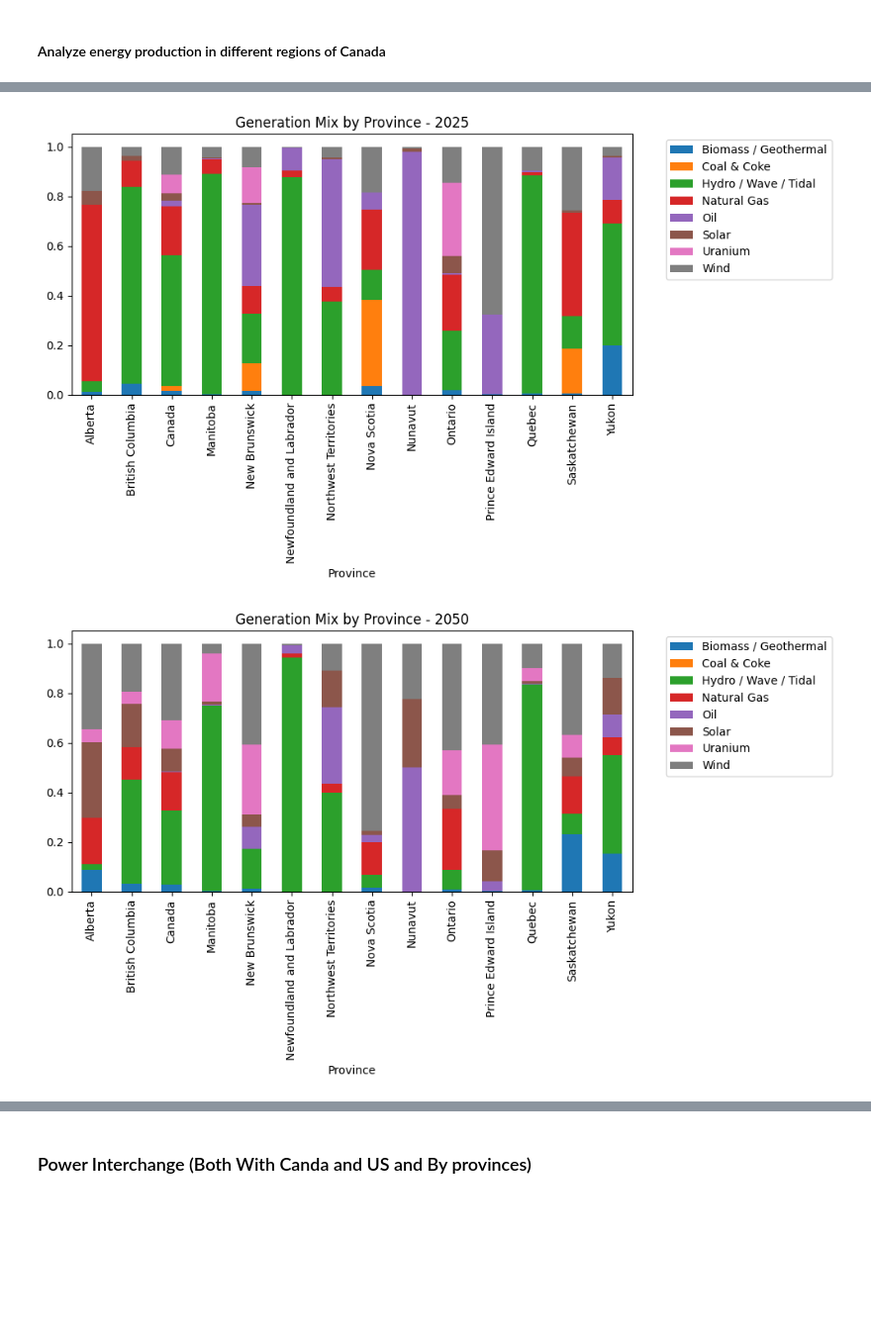
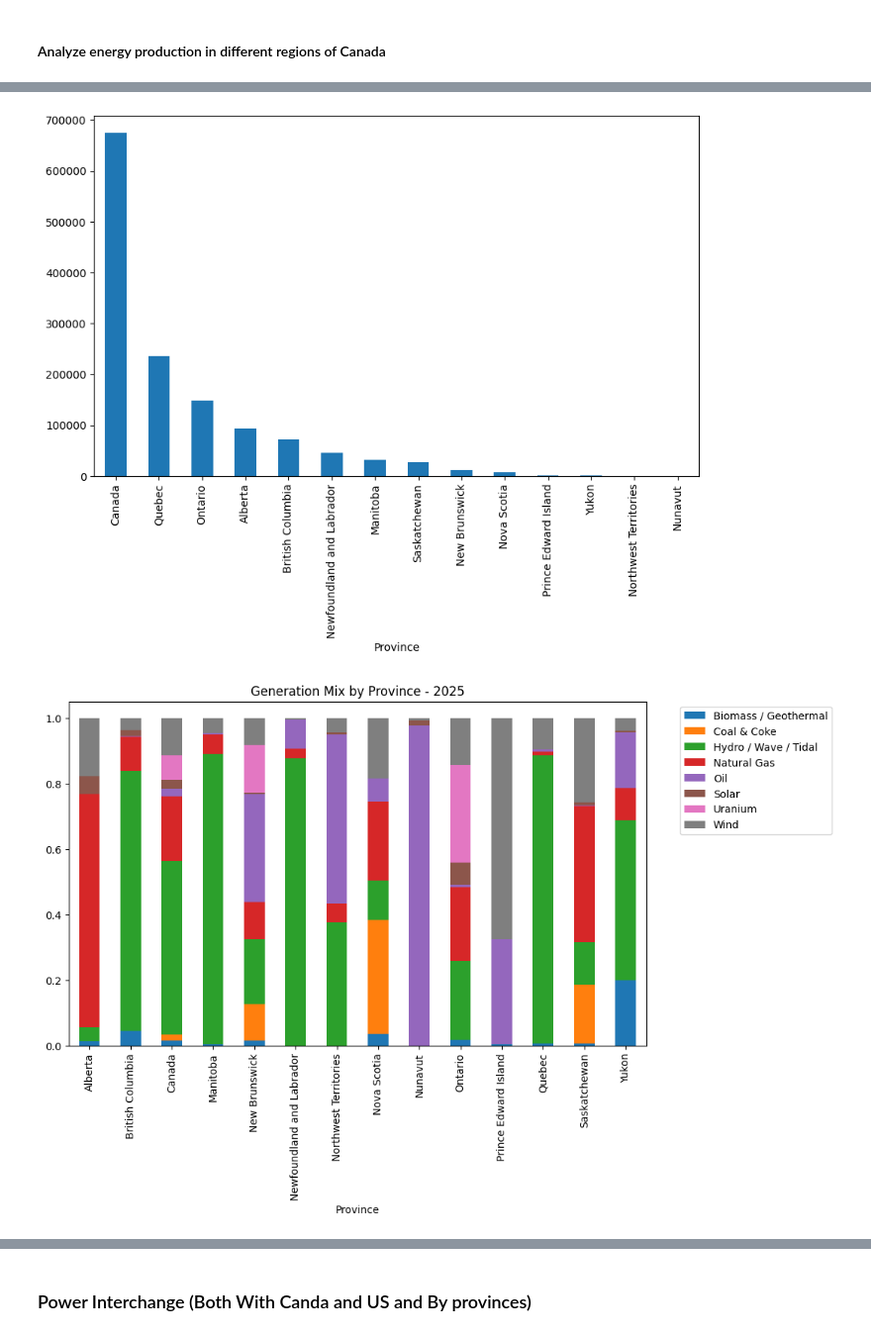
Before and after one commit to wross9959/Canada_Energy_Project, a Jupyter notebook: notebooks/main.ipynb, the cells around one changed output, grey strips where cells are left out. Shown at 99% size. Drawn from its saved outputs; the diff is of its cells as text; code cells hidden in the pictures; blank space fills up the shorter version.

```diff
--- a/notebooks/main.ipynb
+++ b/notebooks/main.ipynb
@@ -450,10 +450,8 @@ The data shows that hydro is the current biggest source of power capacity up unt
 # %% [markdown]
 #### Analyze energy production in different regions of Canada
 # %%
-# Use generation_df, capacity_df, and population_yearly_df
-import itertools
 
-# Total GWh per province per year
+# total GWh per province per year
 def get_total_gwh_per_province(df):
     return df.groupby(["Province", "Year"], as_index=False).agg({"GWh": "sum"})
 
@@ -478,7 +476,6 @@ total_gwh_per_province = get_total_gwh_per_province(power_generation_df)
 per_capita = get_per_capita_GWh(total_gwh_per_province, canada_population_df)
 per_capita = get_per_GWh_MW(total_gwh_per_province, power_capacity_df)
 
-
 def get_generation_mix(df):
     generation_mix = df.groupby(["Province", "Year", "Energy_Type"], as_index=False).agg({"GWh": "sum"})
     generation_mix["GWh"] = generation_mix["GWh"] / generation_mix.groupby(["Province", "Year"])["GWh"].transform("sum")
@@ -486,69 +483,35 @@ def get_generation_mix(df):
 
 generation_mix = get_generation_mix(power_capacity_df)
 
-# Potential stuff to show data
-# display_barChar_GHw_per_Prov = True
-display_stacked_barChar_GHw_per_Prov = True
+display_barChar_GHw_per_Prov = True
+display_Stacked_barChar_GHw_per_Prov = True
 display_lineChar_GHw_per_Capita = True
-years_wanted = [2025, 2050]
+year_wanted = 2025
 
-# - Bar chart of GWh produced per province
-# if display_barChar_GHw_per_Prov:
-#     gwh_year = total_gwh_per_province[total_gwh_per_province["Year"] == year_wanted]
-#     gwh_year = gwh_year.sort_values("GWh", ascending=False)
-#     gwh_year.plot.bar(x="Province", y="GWh", figsize=(10, 6), legend=False)
-#     display(gwh_year)
+if display_barChar_GHw_per_Prov:
+    gwh_year = total_gwh_per_province[total_gwh_per_province["Year"] == year_wanted]
+    gwh_year = gwh_year.sort_values("GWh", ascending=False)
+    gwh_year.plot.bar(x="Province", y="GWh", figsize=(10, 6), legend=False)
+    display(gwh_year)
 
-# Stacked bar charts for specified years
-if display_stacked_barChar_GHw_per_Prov:
-    for year in years_wanted:
-        mix_year = generation_mix[generation_mix["Year"] == year]
-        mix_pivot = mix_year.pivot(index="Province", columns="Energy_Type", values="GWh")
-        mix_pivot.plot(
-            kind="bar",
-            stacked=True,
-            figsize=(10, 6),
-            title=f"Generation Mix by Province - {year}"
-        )
-        plt.legend(bbox_to_anchor=(1.05, 1), loc="upper left")
-        plt.tight_layout()
-        plt.show()
+if display_Stacked_barChar_GHw_per_Prov:
+    mix_year = generation_mix[generation_mix["Year"] == year_wanted]
+    mix_pivot = mix_year.pivot(index="Province", columns="Energy_Type", values="GWh")
+    mix_pivot.plot(kind="bar", stacked=True, figsize=(10, 6), title=f"Generation Mix by Province - {year_wanted}")
+    plt.legend(bbox_to_anchor=(1.05, 1), loc="upper left")
 
-
-# - Line chart of GWh per capita over time
-import matplotlib.pyplot as plt
-import numpy as np
 
 if display_lineChar_GHw_per_Capita:
 
     per_capita_line = get_per_capita_GWh(total_gwh_per_province, population_yearly_df)
     pivot = per_capita_line.pivot(index="Year", columns="Province", values="GWh_per_Capita")
 
-    # Generate N distinct colors from a colormap
-    provinces = pivot.columns
-    num_provinces = len(provinces)
-    cmap = plt.get_cmap("nipy_spectral")  # Try "hsv" or "tab20b" as alternatives
-    colors = [cmap(i / num_provinces) for i in range(num_provinces)]
+    pivot.plot(kind="line", grid=True, figsize=(10, 6),  title="GWh per Capita Over Time")
+    plt.legend(bbox_to_anchor=(1.05, 1), loc="upper left")
 
-    # Line styles (repeated if needed)
-    linestyles = ['-', '--', '-.', ':']
+    plt.xlabel("Year")
+    plt.ylabel("GWh per Capita")
 
-    fig, ax = plt.subplots(figsize=(12, 6))
-    for i, province in enumerate(provinces):
-        ax.plot(
-            pivot.index,
-            pivot[province],
-            label=province,
-            color=colors[i],
-            linestyle=linestyles[i % len(linestyles)],
-            linewidth=2
-        )
-
-    ax.set_title("GWh per Capita Over Time")
-    ax.set_xlabel("Year")
-    ax.set_ylabel("GWh per Capita")
-    ax.grid(True)
-    ax.legend(bbox_to_anchor=(1.05, 1), loc="upper left", fontsize="small", title="Province")
     plt.tight_layout()
     plt.show()
 # %% [output]
@@ -555,2 +533,2 @@ if display_lineChar_GHw_per_Capita:
-[figure, old version]
+[figure, new version]
-[figure, old version]
+[figure, new version]
```
Also changed, not shown: parts of 4 cells of this notebook.
